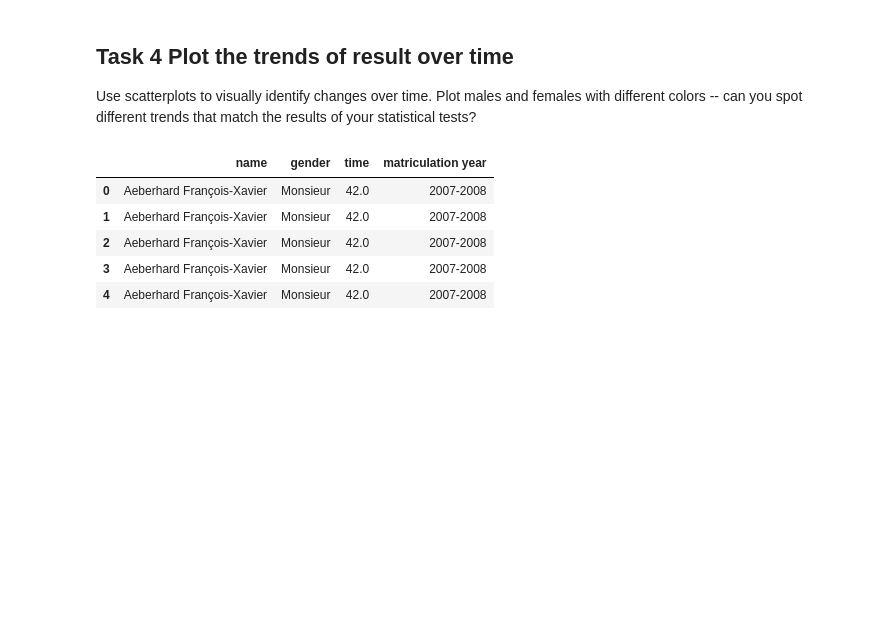
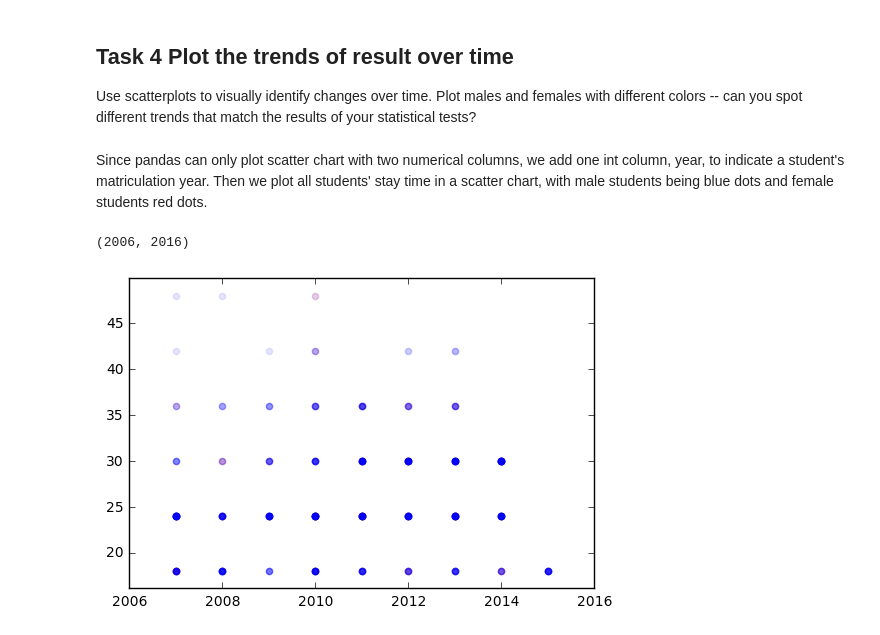
Before and after one commit to yws12/adaTest, a Jupyter notebook: HW2/masterAnalysis.ipynb, the cells around one changed output. Cells and saved outputs as stored; diff of their text form; code cells hidden in the pictures; blank space fills up the shorter version.

Commit message:
master analysis done

```diff
--- a/HW2/masterAnalysis.ipynb
+++ b/HW2/masterAnalysis.ipynb
@@ -51,7 +51,7 @@ for semester,info in ms_students.items():
     df['year'] = year
     #Deal with data in border
     #For data in 2007-2008, only append those who begin their study at that year.
-    if (year == '2007-2008'):
+    if (year == '2007-2008' and ):
         if (master_type in ['Master semestre 1','Master semestre 2']):
             master.append(df)
     #For data in 2016-2017, only append those who do not begin their study at that year.
@@ -237,13 +241,18 @@ From results above, it can be seen that although speicialization 'information se
 ## Task 4  Plot the trends of result over time
 
 Use scatterplots to visually identify changes over time. Plot males and females with different colors -- can you spot different trends that match the results of your statistical tests?
-# %%
-dfGenderMatri = masterDfWithTime[['name','gender','time','matriculation year']]
-dfGenderMatri.head()
-# %% [output]
-|  | name | gender | time | matriculation year |
-| 0 | Aeberhard François-Xavier | Monsieur | 42.0 | 2007-2008 |
-| 1 | Aeberhard François-Xavier | Monsieur | 42.0 | 2007-2008 |
-| 2 | Aeberhard François-Xavier | Monsieur | 42.0 | 2007-2008 |
-| 3 | Aeberhard François-Xavier | Monsieur | 42.0 | 2007-2008 |
-| 4 | Aeberhard François-Xavier | Monsieur | 42.0 | 2007-2008 |
+# %% [markdown]
+Since pandas can only plot scatter chart with two numerical columns, we add one int column, year, to indicate a student's matriculation year. Then we plot all students' stay time in a scatter chart, with male students being blue dots and female students red dots.
+# %%
+dfGenderMatri = masterDfWithTime[['name','gender','time','matriculation year']].drop_duplicates()
+dfGenderMatri['year'] = dfGenderMatri['matriculation year'].apply(lambda x: x.split('-')[0]).astype('int')
+
+fig, ax = plt.subplots()
+ax.margins(0.05)
+COLOR = {'Monsieur': 'blue', 'Madame': 'red'}
+for name, group in dfGenderMatri.groupby('gender'):
+    ax.scatter(x=group.year, y=group.time, color=COLOR[name], alpha=0.1)
+plt.xlim(xmin=2006, xmax=2016)
+# %% [output]
+(2006, 2016)
+[figure, added]
```
Also changed, not shown: parts of 8 cells of this notebook.
